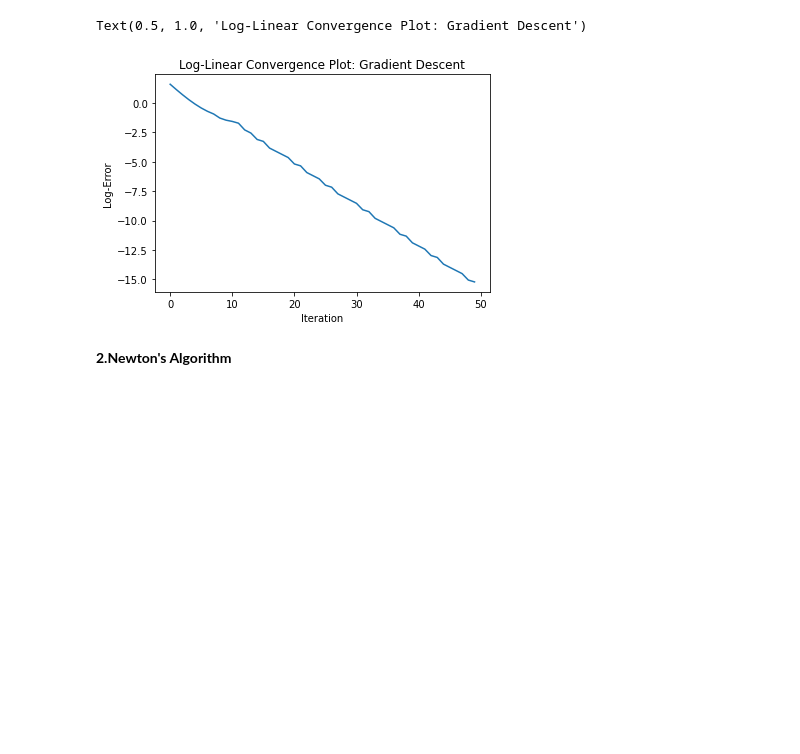
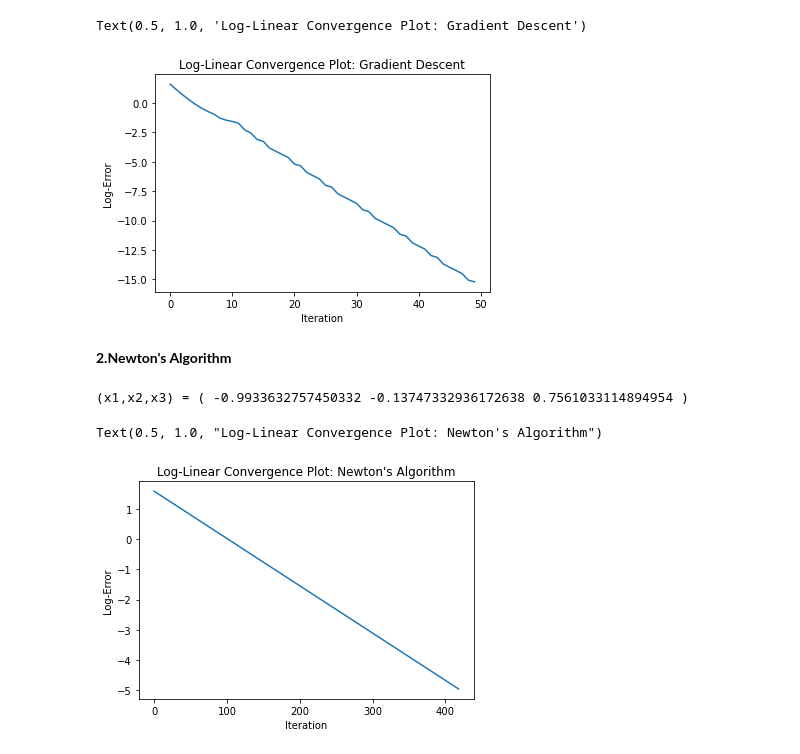
Before and after one commit to clarkgap/Homework2, a Jupyter notebook: Problem2.ipynb, the cells around one changed output. Saved outputs shown, nothing was run; the diff lists cells and outputs as text; code cells hidden in the pictures; blank space fills up the shorter version.

```diff
--- a/Problem2.ipynb
+++ b/Problem2.ipynb
@@ -87,9 +87,8 @@ k = 0  # counter
 soln = [x0]
 fun = [obj(x0)]# use an array to store the search steps
 iteration = [k]
-x = soln[k]  # start with the initial guess
+x = soln[k]
 error = np.linalg.norm(grad(x))  # compute the error. Note you will need to compute the norm for 2D grads, rather than the absolute value
-a = 0.01  # set a fixed step size to start with
 
 def line_search(x):
     a = 1.  # initialize step size
@@ -98,7 +97,7 @@ def line_search(x):
         a = 0.5*a
     return a
 
-while error >= eps:  # keep searching while gradient norm is larger than eps
+while error >= eps and k < 100:  # keep searching while gradient norm is larger than eps
     a = line_search(x)
     x = x - a*grad(x)
     soln.append(x)
@@ -131,50 +130,52 @@ Text(0.5, 1.0, 'Log-Linear Convergence Plot: Gradient Descent')
 **2.Newton's Algorithm**
 # %%
 import numpy as np
-obj = lambda x: 5*x[0]**2+12*x[0]*x[1]-8*x[0]+10*x[1]**2-14*x[1]+5  # note that this is 1D. In Prob 2 it should be 2D.
+obj = lambda x: 5*x.item(0)**2+12*x.item(0)*x.item(1)-8*x.item(0)+10*x.item(1)**2-14*x.item(1)+5  # note that this is 1D. In Prob 2 it should be 2D.
 def grad(x):
-    return np.array([10*x[0]+12*x[1]-8,12*x[0]+20*x[1]-14])
+    return np.matrix([10*x.item(0)+12*x.item(1)-8,12*x.item(0)+20*x.item(1)-14])
 def hess():
-    return np.array([
+    return np.matrix([
                      [10,12],
                      [12,20]
                      ])
-eps = 1e-3  # termination criterion
-x0 = [0.,0.]  # initial guess
+eps = 1e-4  # termination criterion
+x0 = np.matrix([0.,0.])  # initial guess
 k = 0  # counter
 soln = [x0]
 fun = [obj(x0)]# use an array to store the search steps
 iteration = [k]
 x = soln[k]  # start with the initial guess
-error = np.linalg.norm(grad(x))  # compute the error. Note you will need to compute the norm for 2D grads, rather than the absolute value
-a = 0.01  # set a fixed step size to start with
+error = grad(x)*np.linalg.inv(hess())*np.transpose(grad(x))
 
 def line_search(x):
-    a = 1.  # initialize step size
-    phi = lambda a, x: obj(x) + a*0.8*np.dot(grad(x),-grad(x))
+    a = 1.
+    phi = lambda a, x: obj(x) + a*0.8*grad(x)*-np.transpose(grad(x))
     while phi(a,x)<obj(x-a*grad(x)):  # if f(x+a*d)>phi(a) then backtrack. d is the search direction
         a = 0.5*a
     return a
 
-while error >= eps:  # keep searching while gradient norm is larger than eps
+while error**2/2 >= eps and k < 1000:
     a = line_search(x)
-    x = x - a*grad(x)
+    x = x - a*grad(x)*np.linalg.inv(hess())
     soln.append(x)
     fun.append(obj(x))
-    error = np.linalg.norm(grad(x))
+    error = grad(x)*np.linalg.inv(hess())*np.transpose(grad(x))
     k += 1
     iteration.append(k)
 
-print(iteration)
-print(soln)
-print(fun)
-x2=soln[-1][0]
-x3=soln[-1][1]
+# print(soln)
+# print(fun)
+x2=soln[-1].item(0)
+x3=soln[-1].item(1)
 x1=1-2*x2-3*x3
 print('(x1,x2,x3) = (',x1,x2,x3,')')
 
 import matplotlib.pyplot as plt
-plt.plot(iteration,np.log(fun-obj(np.array([-1/7,11/14]))))
+plt.plot(iteration,np.log([s-obj(np.matrix([-1/7,11/14])) for s in fun]))
 plt.xlabel('Iteration')
 plt.ylabel('Log-Error')
 plt.title("Log-Linear Convergence Plot: Newton's Algorithm")
+# %% [output]
+(x1,x2,x3) = ( -0.9933632757450332 -0.13747332936172638 0.7561033114894954 )
+Text(0.5, 1.0, "Log-Linear Convergence Plot: Newton's Algorithm")
+[figure, added]
```
